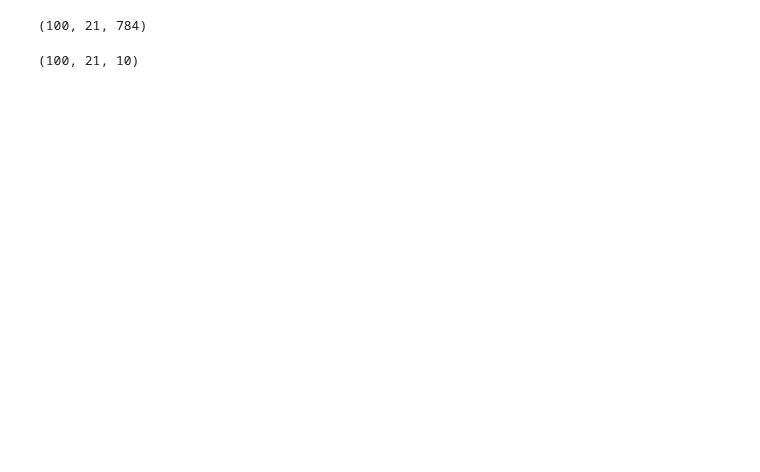
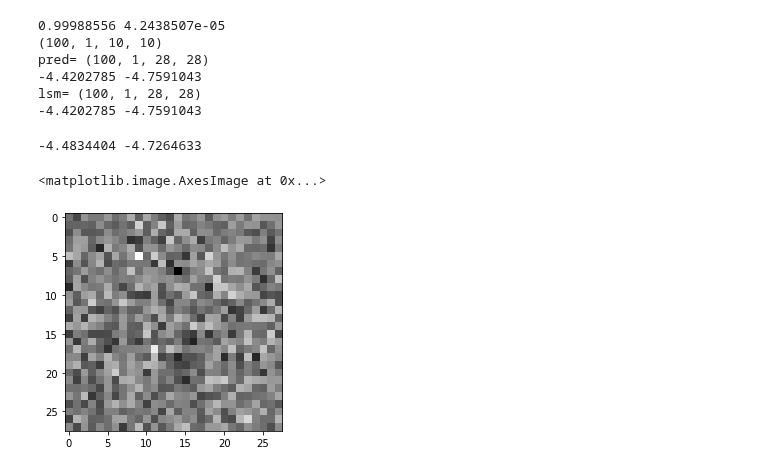
Before and after one commit to franciscodominguezmateos/IntroduccionDeepLearning, a Jupyter notebook: jax_custom_layer_20062701.ipynb, the cells around one changed output. Cells and saved outputs as stored; diff of their text form; code cells hidden in the pictures; blank space fills up the shorter version.

```diff
--- a/jax_custom_layer_20062701.ipynb
+++ b/jax_custom_layer_20062701.ipynb
@@ -20,22 +30,52 @@ rng = random.PRNGKey(1)
+# %%
+def Reshape(new_shape):
+    def init_func(rng,input_shape):
+        ''' there is not weight just change shape'''
+        if new_shape[0]==-1:
+            rnew_shape=input_shape[0:1]+new_shape[1:]
+        else:
+            rnew_shape=new_shape
+        return (rnew_shape,())
+    def apply_func(params,inputs,**kwargs):
+        return np.reshape(inputs,new_shape)
+    return init_func,apply_func
+LogSoftmax2D=elementwise(log_softmax, axis=3)
 # %%
 num_classes=10
-init_mlp, mlp = stax.serial(Dense(128),
+init_mlp, mlp = stax.serial(Conv(32, (5, 5), (2, 2), padding="SAME"),
                             #BatchNorm(), #doesn't seem to work with Dense!!!
                             Relu,
-                            Dense(128),
-                            #BatchNorm(),
-                            Relu,
-                            Dense(num_classes),
-                            LogSoftmax)
+                            Flatten,
+                            Dense(28*28),
+                            Reshape((-1,1,28,28)),
+                            LogSoftmax2D)
 # %%
 # Very interesting if we put another dimension 20 in this case
 # the model is repeated 20 times and output 20 times num_classes
-in_shape = (-1, 20, 28*28)
-_, params = init_mlp(rng, in_shape)
-fake_data=random.uniform(rng,(100,21,28*28))
+in_shape = (100, 1,10,10)
+output_shape, params = init_mlp(rng, in_shape)
+fake_data=random.uniform(rng,in_shape)
+print(np.max(fake_data),np.min(fake_data))
 print(fake_data.shape)
-mlp(params,fake_data).shape
+pred=mlp(params,fake_data)
+print("pred=",pred.shape)
+print(np.max(pred),np.min(pred))
+lsm=log_softmax(pred,axis=0)
+print("lsm=",lsm.shape)
+print(np.max(lsm),np.min(lsm))
 # %% [output]
-(100, 21, 784)
+0.99988556 4.2438507e-05
+(100, 1, 10, 10)
+pred= (100, 1, 28, 28)
+-4.4202785 -4.7591043
+lsm= (100, 1, 28, 28)
+-4.4202785 -4.7591043
-(100, 21, 10)
+# %%
+img=np.reshape(pred[0],(28,28))
+print(np.max(img),np.min(img))
+plt.imshow(img,cmap='gray',)
+# %% [output]
+-4.4834404 -4.7264633
+<matplotlib.image.AxesImage at 0x...>
+[figure, added]
 # %%
```
Also changed, not shown: parts of 3 cells of this notebook, 21 other files.
